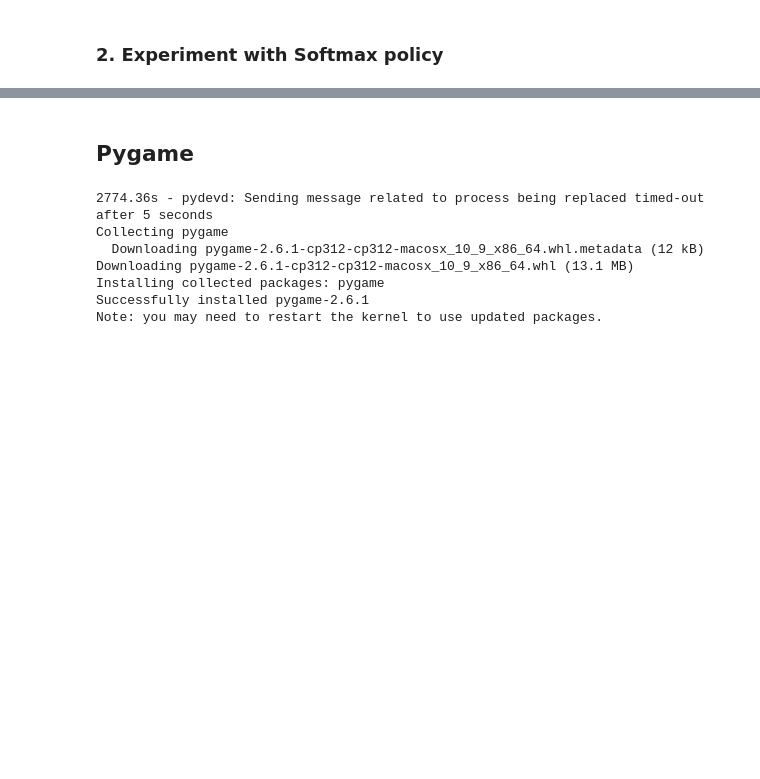
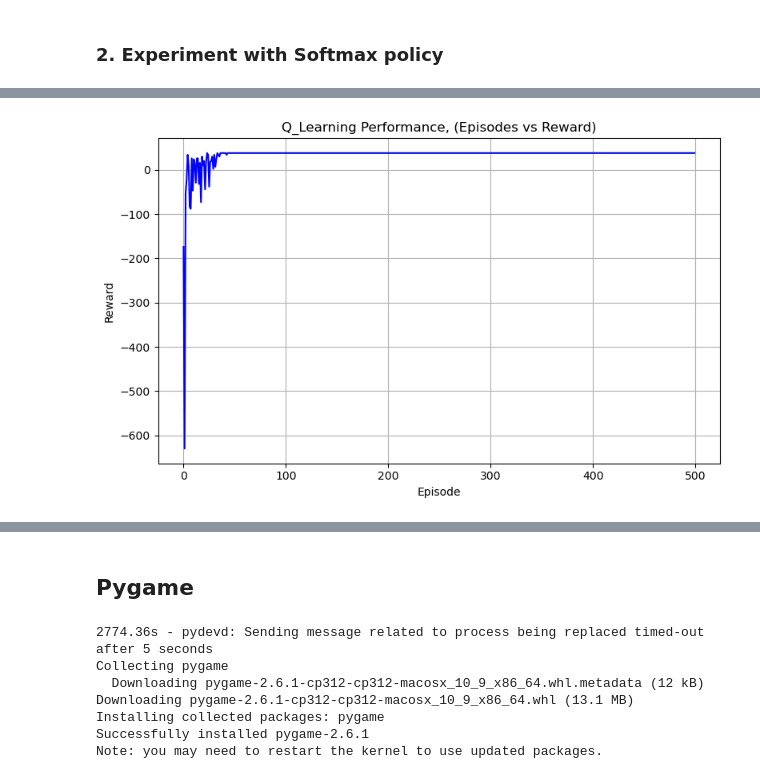
Before and after one commit to Sultana2024/INM707_Mohamed-Saleh_Ngo, a Jupyter notebook: Merged - code.ipynb, the cells around one changed output, grey strips where cells are left out. Saved outputs shown, nothing was run; the diff lists cells and outputs as text; code cells hidden in the pictures; blank space fills up the shorter version.

Commit message:
update-softmax

```diff
--- a/Merged - code.ipynb
+++ b/Merged - code.ipynb
@@ -459,2 +611,11 @@ plt.show()
 # %% [markdown]
 ### 2. Experiment with Softmax policy
+# %%
+def softmax(q_table, state_index, temperature):
+    q_value = q_table[state_index]
+    q_value = np.array(q_value)
+    max_q = np.max(q_value)
+    exp_q = np.exp((q_value - max_q) / temperature)
+    probability = exp_q / np.sum(exp_q)
+    action = np.random.choice(len(q_value), p=probability)
+    return action
@@ -460,0 +686,19 @@ plt.show()
+# %%
+temperature = 2.0
+min_temperature = 0.01
+temperature_decay = 0.001
+alpha=0.2
+gamma=0.9
+episodes=500
+total_reward = 0
+max_steps =1000
+
+if __name__ == "__main__":
+    env = gridEnv()
+    # Start with new environment
+    state = env.reset()
+    # Show the environment
+    q_table, total_reward, df_alpha9_gamma9 = q_learning(env,alpha, gamma, temperature, min_temperature, temperature_decay, episodes, total_reward, max_steps)
+    print()
+    print(episodes)
+    print(q_table)
@@ -460,0 +753,11 @@ plt.show()
+# %%
+plt.figure(figsize=(8, 5))
+plt.plot(df_alpha9_gamma9['Episode'], df_alpha9_gamma9['Reward'], color='blue')
+plt.title('Q_Learning Performance, (Episodes vs Reward)')
+plt.xlabel('Episode')
+plt.ylabel('Reward')
+plt.grid(True)
+plt.tight_layout()
+plt.show()
+# %% [output]
+[figure, added]
```
Also changed, not shown: parts of 21 cells of this notebook.
